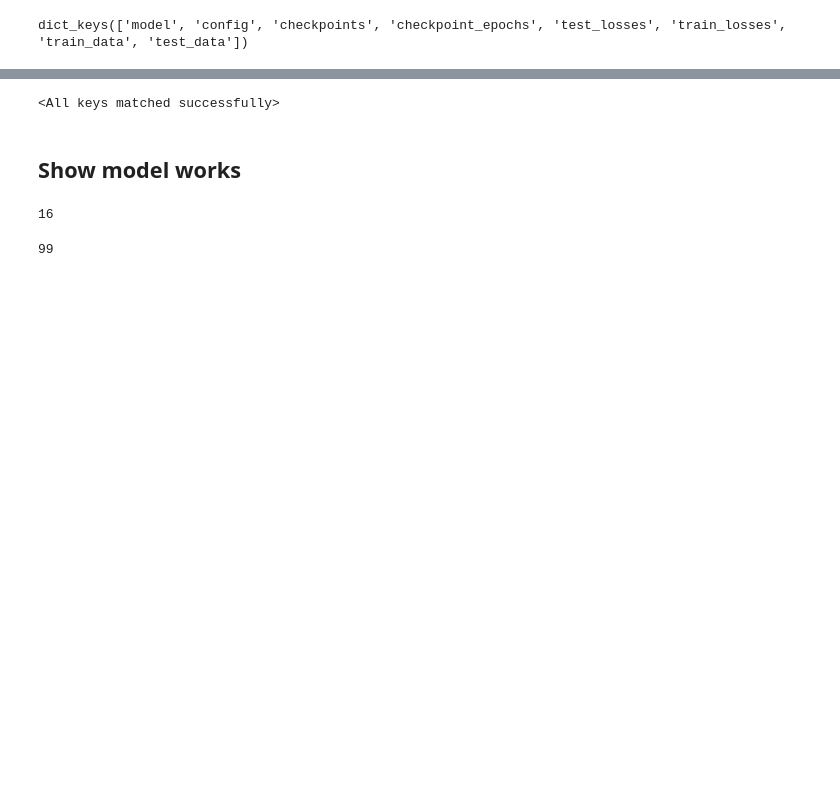
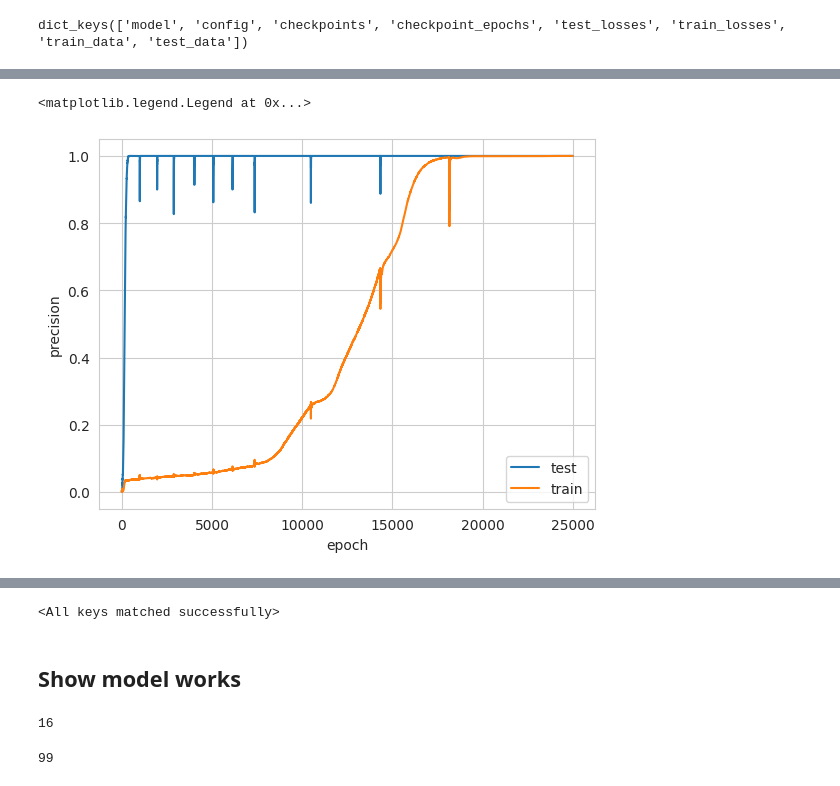
Before and after one commit to jtf9808/shared-circuit-formation, a Jupyter notebook: grokking/investigate_results.ipynb, the cells around one changed output, grey strips where cells are left out. Drawn from its saved outputs; the diff is of its cells as text; code cells hidden in the pictures; blank space fills up the shorter version.

```diff
--- a/grokking/investigate_results.ipynb
+++ b/grokking/investigate_results.ipynb
@@ -23,3 +32,14 @@ plt.yscale('log')
+# %%
+results.keys()
+plt.plot(results['train_precision_scores'])
+plt.plot(results['test_precision_scores'])
+
+plt.ylabel('precision')
+plt.xlabel('epoch')
+plt.legend(['test', 'train'])
+# %% [output]
+<matplotlib.legend.Legend at 0x...>
+[figure, added]
 # %%
 for operation in results['operations_losses']:
     plt.plot(operation['test_losses'])
```
Also changed, not shown: parts of 8 cells of this notebook, 5 other files.
